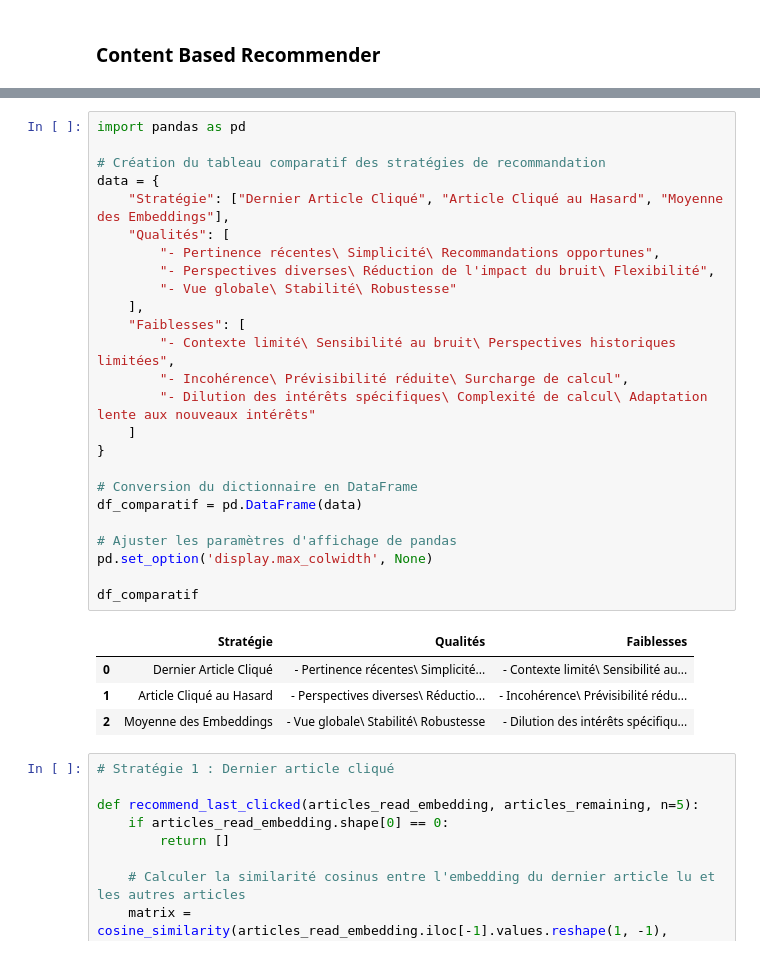
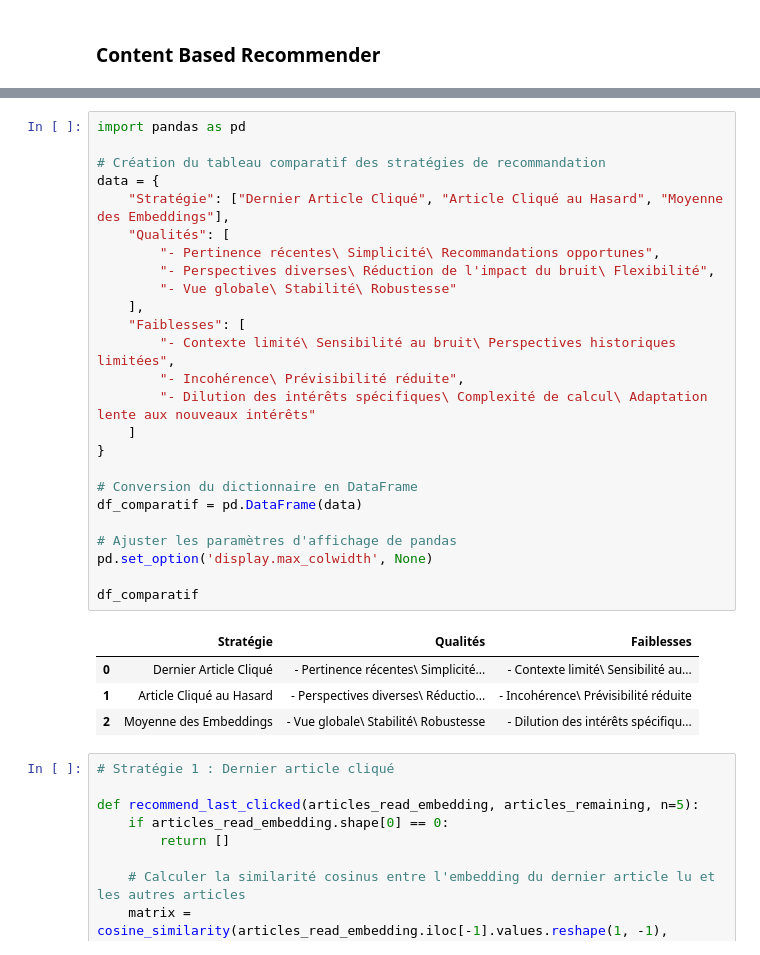
Before and after one commit to DhekerKacem/Recommandation_App, a Jupyter notebook: Recommandation_Project.ipynb, the cells around one changed output, grey strips where cells are left out. Drawn from its saved outputs; the diff is of its cells as text.

```diff
--- a/Recommandation_Project.ipynb
+++ b/Recommandation_Project.ipynb
@@ -385,32 +393,32 @@ Revenons maintenant à nos 3 stratégies de choix des articles. Dans les cellule
 # %%
 import pandas as pd
 
 # Création du tableau comparatif des stratégies de recommandation
 data = {
     "Stratégie": ["Dernier Article Cliqué", "Article Cliqué au Hasard", "Moyenne des Embeddings"],
     "Qualités": [
         "- Pertinence récentes\ Simplicité\ Recommandations opportunes",
         "- Perspectives diverses\ Réduction de l'impact du bruit\ Flexibilité",
         "- Vue globale\ Stabilité\ Robustesse"
     ],
     "Faiblesses": [
         "- Contexte limité\ Sensibilité au bruit\ Perspectives historiques limitées",
-        "- Incohérence\ Prévisibilité réduite\ Surcharge de calcul",
+        "- Incohérence\ Prévisibilité réduite",
         "- Dilution des intérêts spécifiques\ Complexité de calcul\ Adaptation lente aux nouveaux intérêts"
     ]
 }
 
 # Conversion du dictionnaire en DataFrame
 df_comparatif = pd.DataFrame(data)
 
 # Ajuster les paramètres d'affichage de pandas
 pd.set_option('display.max_colwidth', None)
 
 df_comparatif
 # %% [output]
 |  | Stratégie | Qualités | Faiblesses |
 | 0 | Dernier Article Cliqué | - Pertinence récentes\ Simplicité... | - Contexte limité\ Sensibilité au... |
-| 1 | Article Cliqué au Hasard | - Perspectives diverses\ Réductio... | - Incohérence\ Prévisibilité rédu... |
+| 1 | Article Cliqué au Hasard | - Perspectives diverses\ Réductio... | - Incohérence\ Prévisibilité réduite |
 | 2 | Moyenne des Embeddings | - Vue globale\ Stabilité\ Robustesse | - Dilution des intérêts spécifiqu... |
 # %%
 # Stratégie 1 : Dernier article cliqué
```
Also changed, not shown: parts of 21 cells of this notebook, 1 other file.
